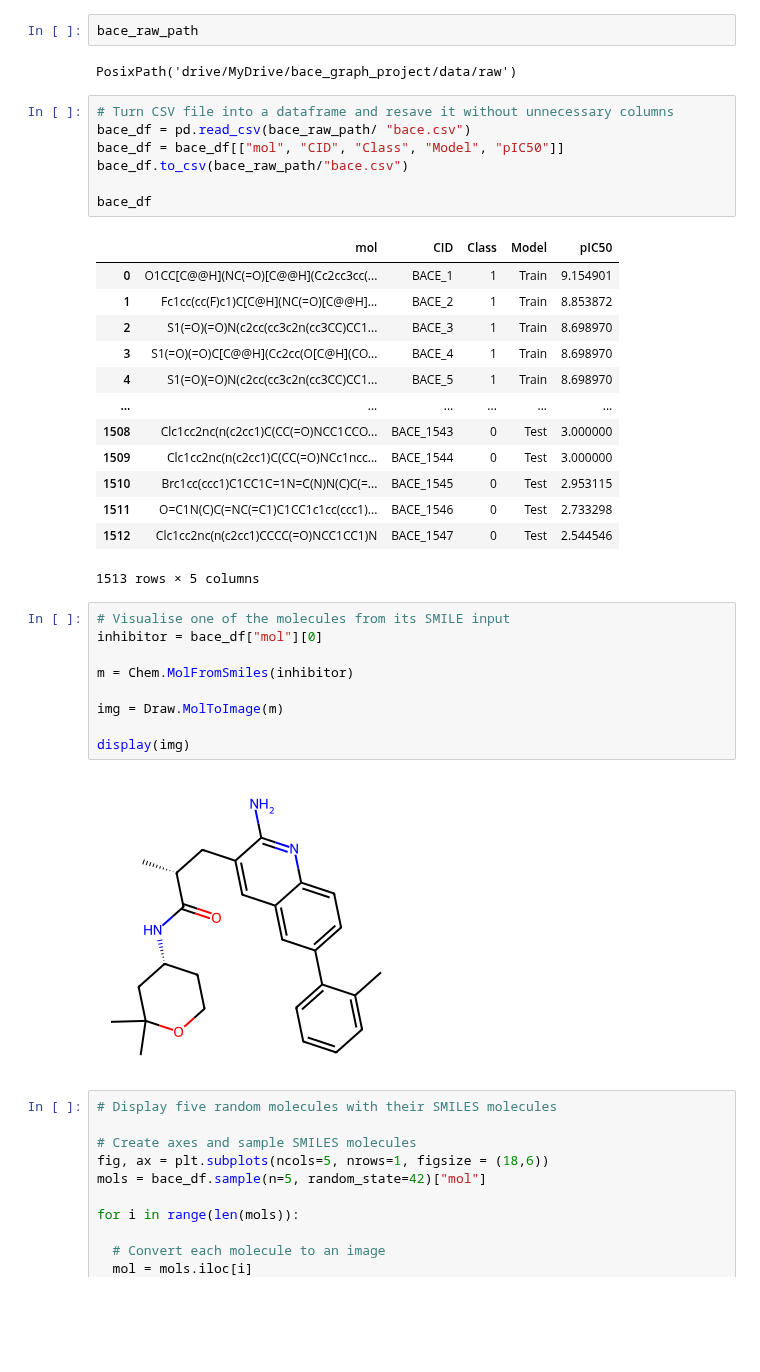
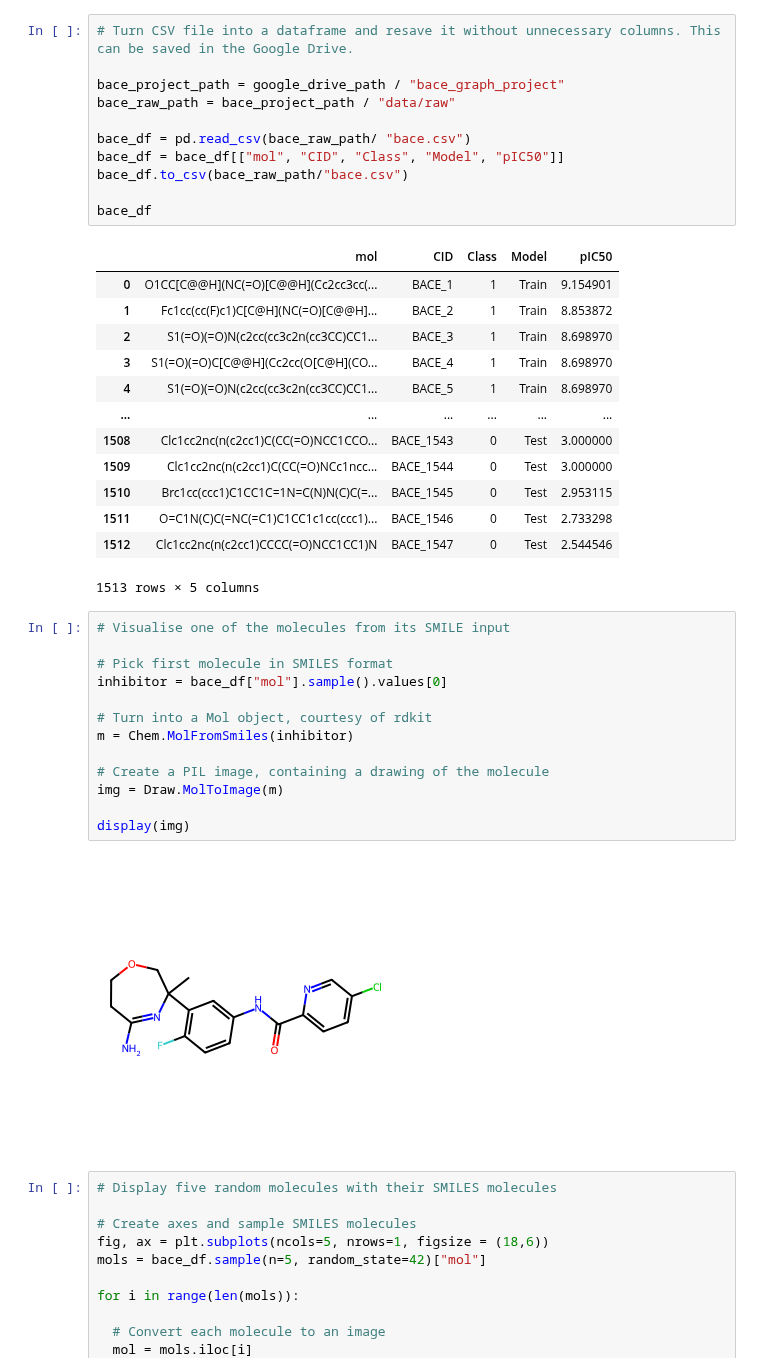
Before and after one commit to lnsayer/personal_repo, a Jupyter notebook: drug discovery with BACE dataset/bace_dataset_visualisations.ipynb, the cells around one changed output. Cells and saved outputs as stored; diff of their text form; blank space fills up the shorter version.

Commit message:
commented the notebook. Will create a functions/class notebook to import from so I can import MoleculeDataset

```diff
--- a/drug discovery with BACE dataset/bace_dataset_visualisations.ipynb
+++ b/drug discovery with BACE dataset/bace_dataset_visualisations.ipynb
@@ -122,9 +140,9 @@ Downloading data
-# %%
-bace_raw_path
-# %% [output]
-PosixPath('drive/MyDrive/bace_graph_project/data/raw')
 # %%
-# Turn CSV file into a dataframe and resave it without unnecessary columns
+# Turn CSV file into a dataframe and resave it without unnecessary columns. This can be saved in the Google Drive.
+
+bace_project_path = google_drive_path / "bace_graph_project"
+bace_raw_path = bace_project_path / "data/raw"
+
 bace_df = pd.read_csv(bace_raw_path/ "bace.csv")
 bace_df = bace_df[["mol", "CID", "Class", "Model", "pIC50"]]
 bace_df.to_csv(bace_raw_path/"bace.csv")
@@ -146,15 +164,19 @@ bace_df
 1513 rows × 5 columns
 # %%
 # Visualise one of the molecules from its SMILE input
-inhibitor = bace_df["mol"][0]
 
+# Pick first molecule in SMILES format
+inhibitor = bace_df["mol"].sample().values[0]
+
+# Turn into a Mol object, courtesy of rdkit
 m = Chem.MolFromSmiles(inhibitor)
 
+# Create a PIL image, containing a drawing of the molecule
 img = Draw.MolToImage(m)
 
 display(img)
 # %% [output]
-[figure, old version]
+[figure, new version]
 # %%
 # Display five random molecules with their SMILES molecules
 
```
Also changed, not shown: parts of 9 cells of this notebook.
